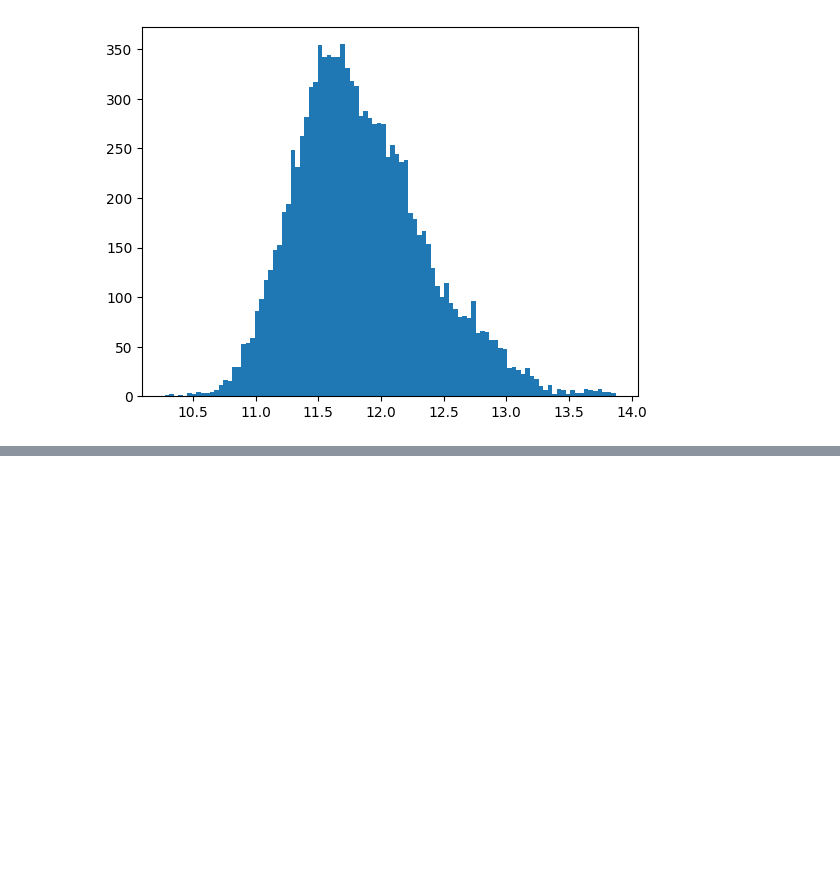
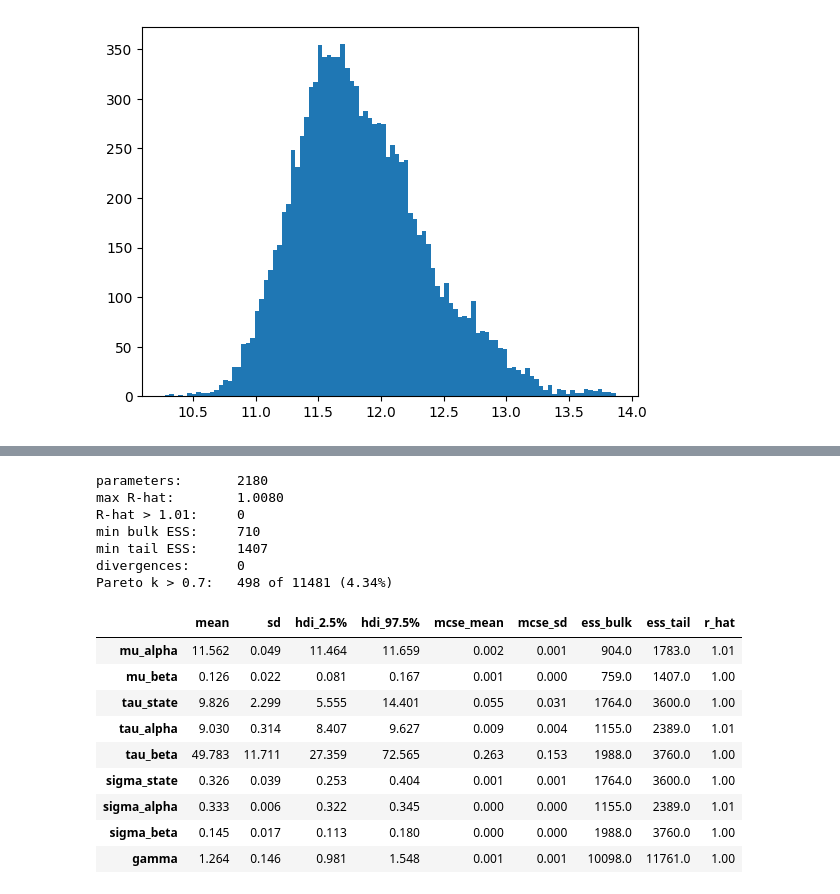
Before and after one commit to mawi510/lihtc-bayesian-analysis, a Jupyter notebook: notebooks/04_housing_value_models.ipynb, the cells around one changed output, grey strips where cells are left out. Drawn from its saved outputs; the diff is of its cells as text; code cells hidden in the pictures; blank space fills up the shorter version.

```diff
--- a/notebooks/04_housing_value_models.ipynb
+++ b/notebooks/04_housing_value_models.ipynb
@@ -602,0 +753,18 @@ az.compare({"Hierarchy w Pop": trace_hier_pop, "Hierarchy w Pop and Norm": trace
+# %%
+#The centered nested model mixes poorly: counties and states share an intercept "funnel"
+#Lets measure that across every model parameter before trying the non-centered form
+MODEL_VARS = ['mu_alpha', 'tau_state', 'alpha_state', 'tau_alpha', 'alpha',
+              'mu_beta', 'tau_beta', 'beta', 'gamma', 'tau']
+
+def diagnose(idata, var_names=MODEL_VARS):
+    s = az.summary(idata, var_names=var_names, kind="diagnostics", round_to="none")
+    k = az.loo(idata, pointwise=True).pareto_k.values
+    print(f"parameters:       {len(s)}")
+    print(f"max R-hat:        {s['r_hat'].max():.4f}")
+    print(f"R-hat > 1.01:     {(s['r_hat'] > 1.01).sum()}")
+    print(f"min bulk ESS:     {s['ess_bulk'].min():.0f}")
+    print(f"min tail ESS:     {s['ess_tail'].min():.0f}")
+    print(f"divergences:      {int(idata.sample_stats['diverging'].sum())}")
+    print(f"Pareto k > 0.7:   {(k > 0.7).sum()} of {len(k)} ({(k > 0.7).mean():.2%})")
+
+diagnose(trace_nested)
@@ -602,0 +829,24 @@ az.compare({"Hierarchy w Pop": trace_hier_pop, "Hierarchy w Pop and Norm": trace
+# %%
+diagnose(trace_nested_nc)
+az.summary(trace_nested_nc,
+           var_names=['mu_alpha', 'mu_beta', 'tau_state', 'tau_alpha', 'tau_beta',
+                      'sigma_state', 'sigma_alpha', 'sigma_beta', 'gamma'],
+           hdi_prob=0.95)
+# %% [output]
+parameters:       2180
+max R-hat:        1.0080
+R-hat > 1.01:     0
+min bulk ESS:     710
+min tail ESS:     1407
+divergences:      0
+Pareto k > 0.7:   498 of 11481 (4.34%)
+|  | mean | sd | hdi_2.5% | hdi_97.5% | mcse_mean | mcse_sd | ess_bulk | ess_tail | r_hat |
+| mu_alpha | 11.562 | 0.049 | 11.464 | 11.659 | 0.002 | 0.001 | 904.0 | 1783.0 | 1.01 |
+| mu_beta | 0.126 | 0.022 | 0.081 | 0.167 | 0.001 | 0.000 | 759.0 | 1407.0 | 1.00 |
+| tau_state | 9.826 | 2.299 | 5.555 | 14.401 | 0.055 | 0.031 | 1764.0 | 3600.0 | 1.00 |
+| tau_alpha | 9.030 | 0.314 | 8.407 | 9.627 | 0.009 | 0.004 | 1155.0 | 2389.0 | 1.01 |
+| tau_beta | 49.783 | 11.711 | 27.359 | 72.565 | 0.263 | 0.153 | 1988.0 | 3760.0 | 1.00 |
+| sigma_state | 0.326 | 0.039 | 0.253 | 0.404 | 0.001 | 0.001 | 1764.0 | 3600.0 | 1.00 |
+| sigma_alpha | 0.333 | 0.006 | 0.322 | 0.345 | 0.000 | 0.000 | 1155.0 | 2389.0 | 1.01 |
+| sigma_beta | 0.145 | 0.017 | 0.113 | 0.180 | 0.000 | 0.000 | 1988.0 | 3760.0 | 1.00 |
+| gamma | 1.264 | 0.146 | 0.981 | 1.548 | 0.001 | 0.001 | 10098.0 | 11761.0 | 1.00 |
```
Also changed, not shown: parts of 39 cells of this notebook, 9 other files.
